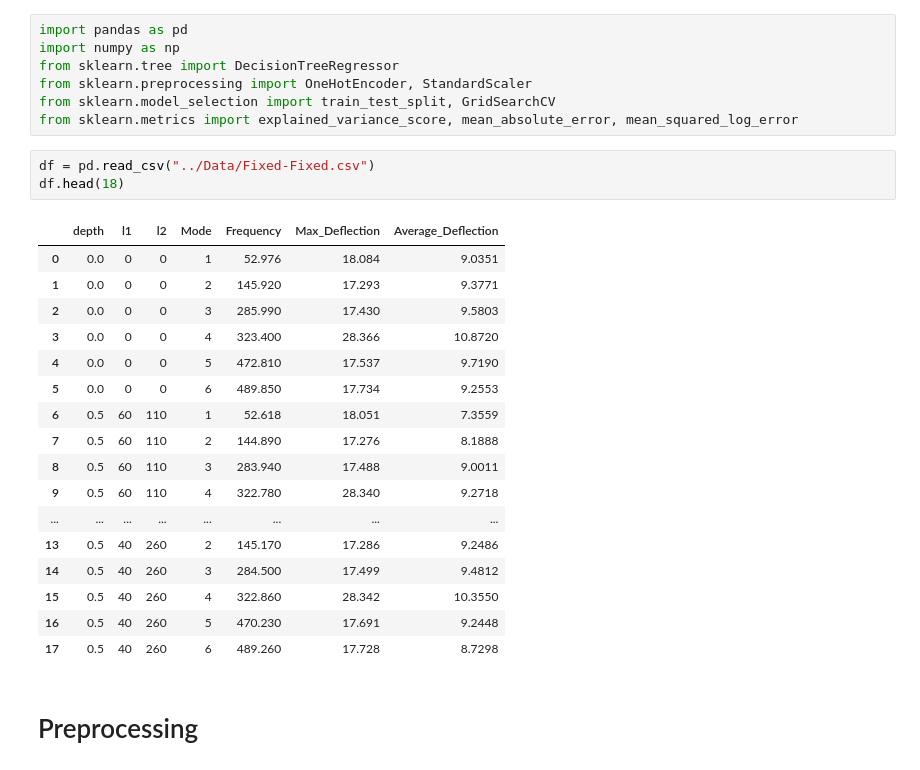
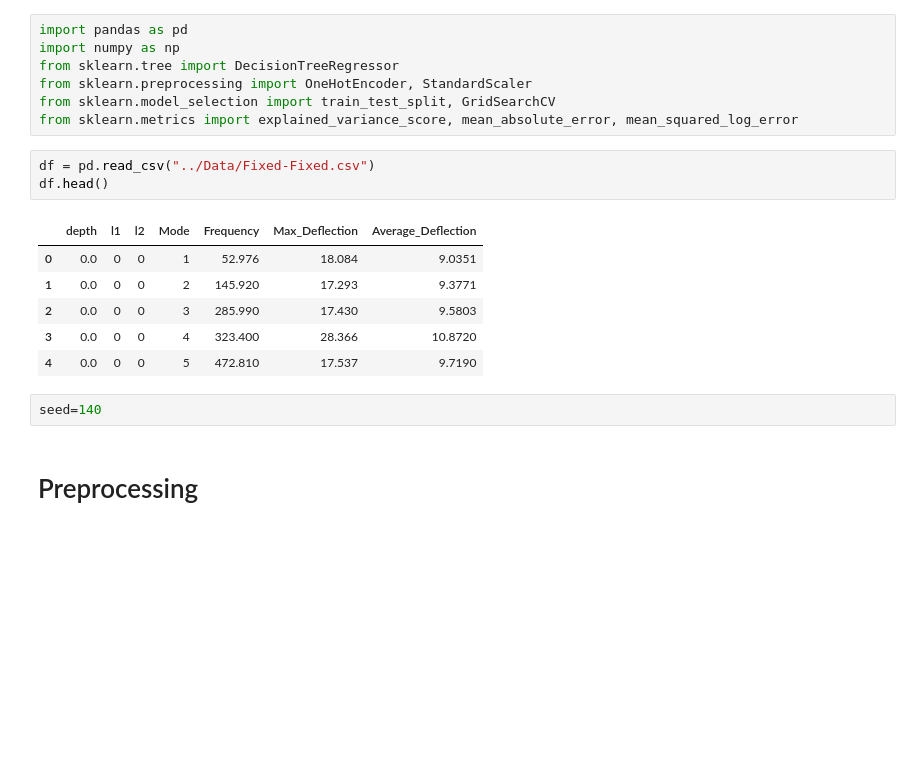
Before and after one commit to itsayushthada/Frequency-Modelling, a Jupyter notebook: Data Analysis/Decision Trees.ipynb, the cells around one changed output. Saved outputs shown, nothing was run; the diff lists cells and outputs as text; blank space fills up the shorter version.

```diff
--- a/Data Analysis/Decision Trees.ipynb
+++ b/Data Analysis/Decision Trees.ipynb
@@ -7,25 +7,16 @@ from sklearn.model_selection import train_test_split, GridSearchCV
 from sklearn.metrics import explained_variance_score, mean_absolute_error, mean_squared_log_error
 # %%
 df = pd.read_csv("../Data/Fixed-Fixed.csv")
-df.head(18)
+df.head()
 # %% [output]
 |  | depth | l1 | l2 | Mode | Frequency | Max_Deflection | Average_Deflection |
 | 0 | 0.0 | 0 | 0 | 1 | 52.976 | 18.084 | 9.0351 |
 | 1 | 0.0 | 0 | 0 | 2 | 145.920 | 17.293 | 9.3771 |
 | 2 | 0.0 | 0 | 0 | 3 | 285.990 | 17.430 | 9.5803 |
 | 3 | 0.0 | 0 | 0 | 4 | 323.400 | 28.366 | 10.8720 |
 | 4 | 0.0 | 0 | 0 | 5 | 472.810 | 17.537 | 9.7190 |
-| 5 | 0.0 | 0 | 0 | 6 | 489.850 | 17.734 | 9.2553 |
-| 6 | 0.5 | 60 | 110 | 1 | 52.618 | 18.051 | 7.3559 |
-| 7 | 0.5 | 60 | 110 | 2 | 144.890 | 17.276 | 8.1888 |
-| 8 | 0.5 | 60 | 110 | 3 | 283.940 | 17.488 | 9.0011 |
-| 9 | 0.5 | 60 | 110 | 4 | 322.780 | 28.340 | 9.2718 |
-| ... | ... | ... | ... | ... | ... | ... | ... |
-| 13 | 0.5 | 40 | 260 | 2 | 145.170 | 17.286 | 9.2486 |
-| 14 | 0.5 | 40 | 260 | 3 | 284.500 | 17.499 | 9.4812 |
-| 15 | 0.5 | 40 | 260 | 4 | 322.860 | 28.342 | 10.3550 |
-| 16 | 0.5 | 40 | 260 | 5 | 470.230 | 17.691 | 9.2448 |
-| 17 | 0.5 | 40 | 260 | 6 | 489.260 | 17.728 | 8.7298 |
+# %%
+seed=140
 # %% [markdown]
 # Preprocessing
 # %%
```
Also changed, not shown: parts of 44 cells of this notebook.
